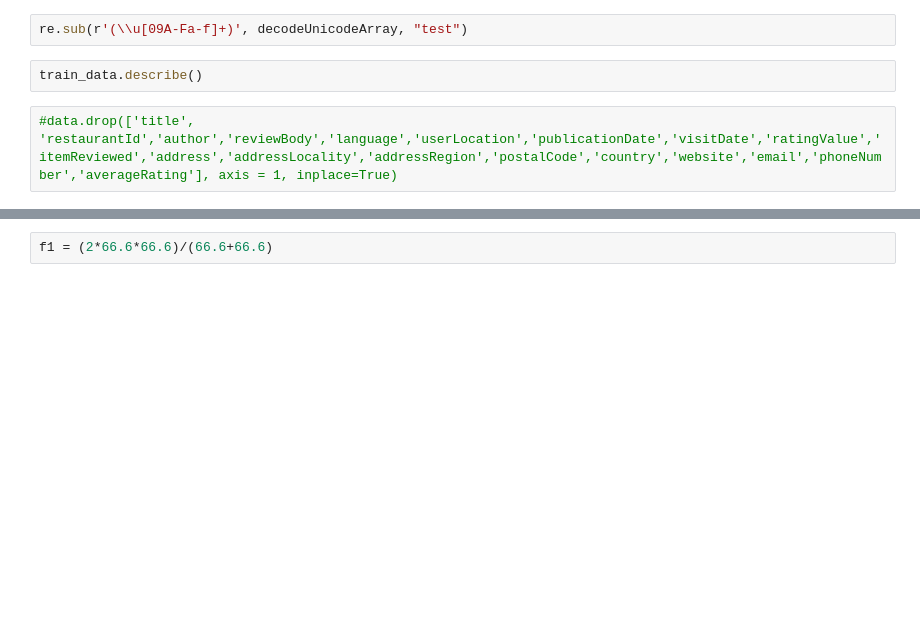
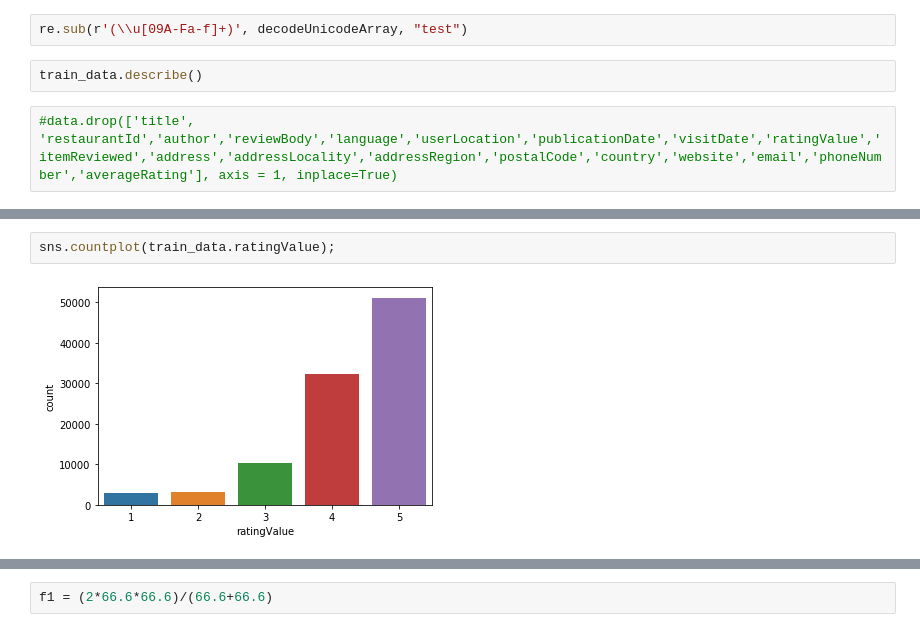
Before and after one commit to paulordie/gitTest, a Jupyter notebook: piloto-2.ipynb, the cells around one changed output, grey strips where cells are left out. Cells and saved outputs as stored; diff of their text form; blank space fills up the shorter version.

```diff
--- a/piloto-2.ipynb
+++ b/piloto-2.ipynb
@@ -196,0 +254,4 @@ sns.countplot(train_data.mobileDevice);
+# %%
+sns.countplot(train_data.ratingValue);
+# %% [output]
+[figure, added]
```
Also changed, not shown: parts of 37 cells of this notebook, 1 other file.
